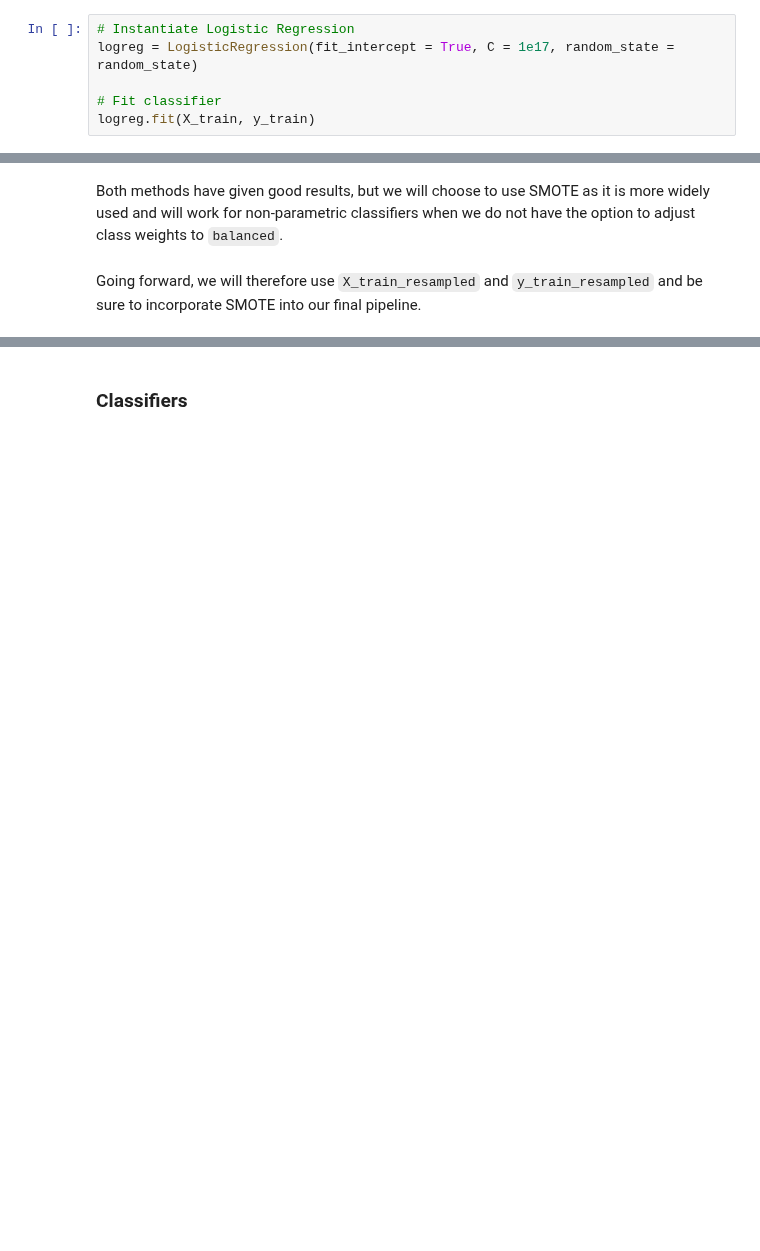
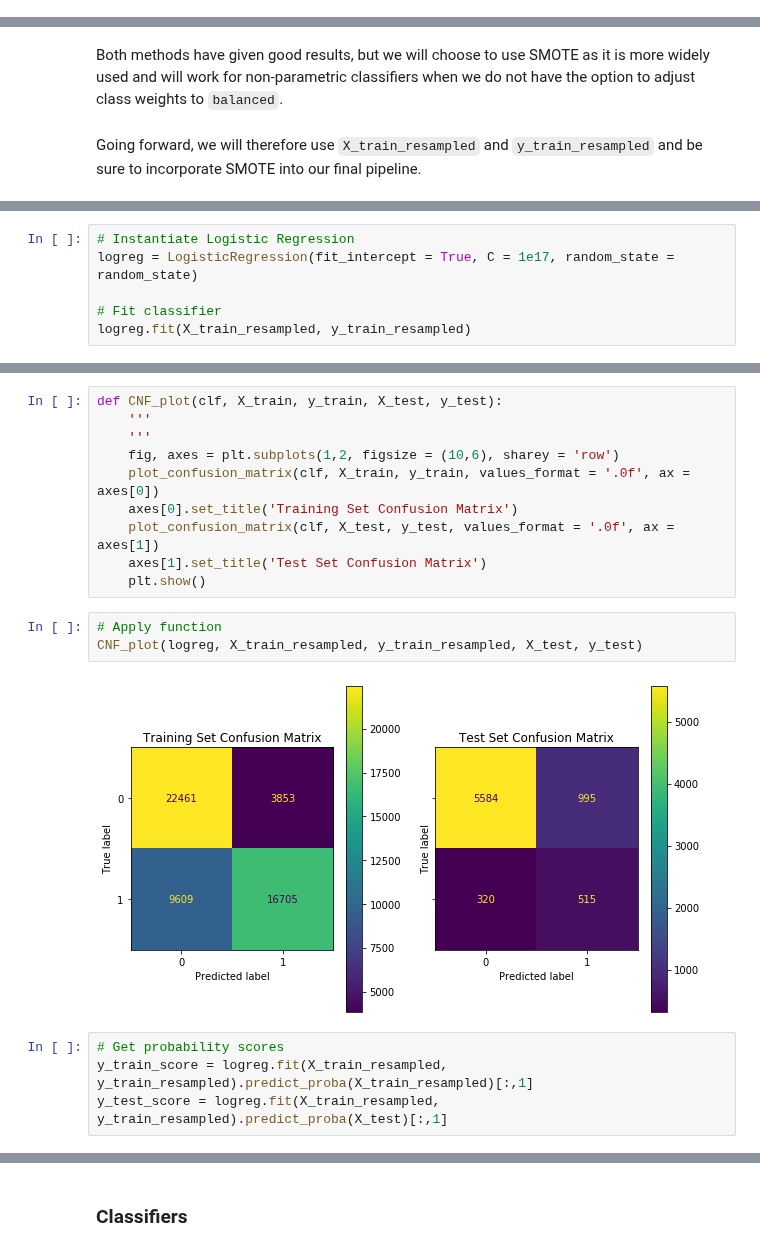
Before and after one commit to nadinezab/bank-marketing, a Jupyter notebook: bank-marketing.ipynb, the cells around one changed output, grey strips where cells are left out. Drawn from its saved outputs; the diff is of its cells as text; blank space fills up the shorter version.

```diff
--- a/bank-marketing.ipynb
+++ b/bank-marketing.ipynb
@@ -1290,6 +1243,0 @@ As a starting point and baseline model, let us try logistic regression.
-# %%
-# Instantiate Logistic Regression
-logreg = LogisticRegression(fit_intercept = True, C = 1e17, random_state = random_state)
-
-# Fit classifier
-logreg.fit(X_train, y_train)
@@ -1541,0 +1348,6 @@ Going forward, we will therefore use `X_train_resampled` and `y_train_resampled`
+# %%
+# Instantiate Logistic Regression
+logreg = LogisticRegression(fit_intercept = True, C = 1e17, random_state = random_state)
+
+# Fit classifier
+logreg.fit(X_train_resampled, y_train_resampled)
@@ -1541,0 +1389,19 @@ Going forward, we will therefore use `X_train_resampled` and `y_train_resampled`
+# %%
+def CNF_plot(clf, X_train, y_train, X_test, y_test):
+    '''
+    '''
+    fig, axes = plt.subplots(1,2, figsize = (10,6), sharey = 'row')
+    plot_confusion_matrix(clf, X_train, y_train, values_format = '.0f', ax = axes[0])
+    axes[0].set_title('Training Set Confusion Matrix')
+    plot_confusion_matrix(clf, X_test, y_test, values_format = '.0f', ax = axes[1])
+    axes[1].set_title('Test Set Confusion Matrix')
+    plt.show()
+# %%
+# Apply function
+CNF_plot(logreg, X_train_resampled, y_train_resampled, X_test, y_test)
+# %% [output]
+[figure, added]
+# %%
+# Get probability scores
+y_train_score = logreg.fit(X_train_resampled, y_train_resampled).predict_proba(X_train_resampled)[:,1]
+y_test_score = logreg.fit(X_train_resampled, y_train_resampled).predict_proba(X_test)[:,1]
```
Also changed, not shown: parts of 71 cells of this notebook.
